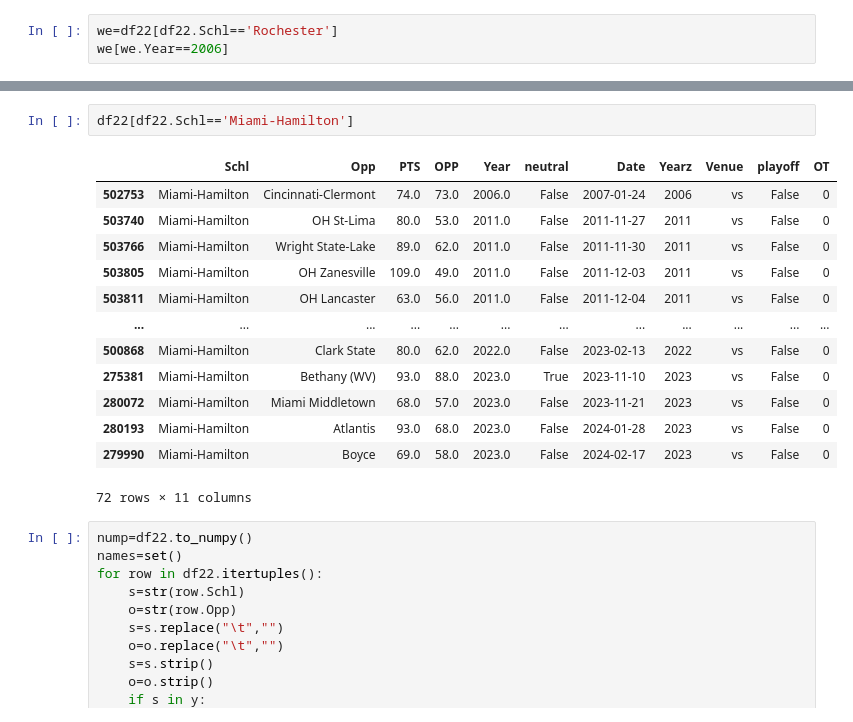
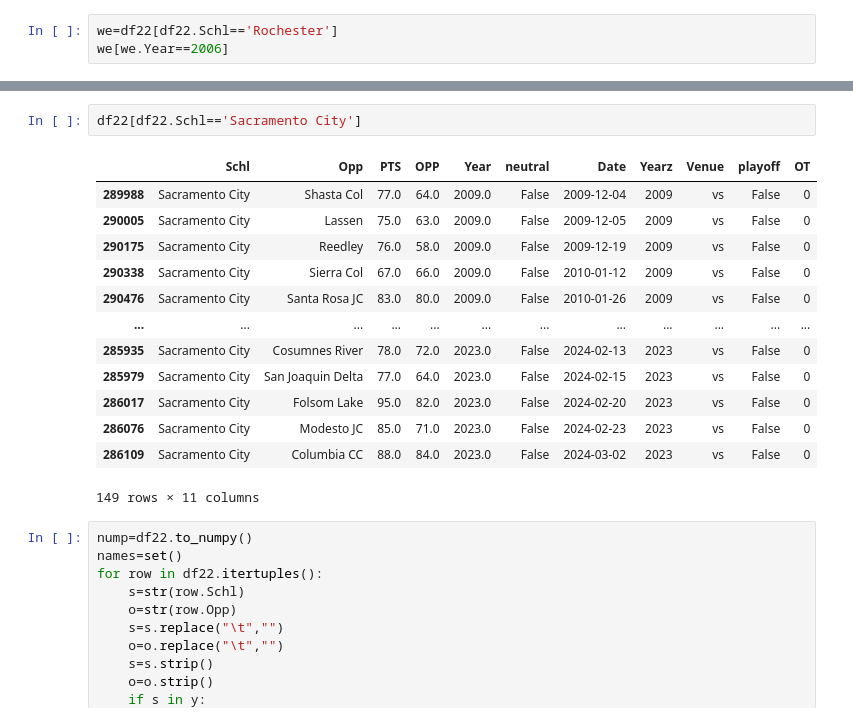
Before and after one commit to easella/ncaabelos, a Jupyter notebook: ncaab-for-free.ipynb, the cells around one changed output, grey strips where cells are left out. Drawn from its saved outputs; the diff is of its cells as text.

```diff
--- a/ncaab-for-free.ipynb
+++ b/ncaab-for-free.ipynb
@@ -1836,19 +1854,19 @@ print("--- %s seconds ---" % (time.time() - start_time))
 # %%
-df22[df22.Schl=='Miami-Hamilton']
+df22[df22.Schl=='Sacramento City']
 # %% [output]
 |  | Schl | Opp | PTS | OPP | Year | neutral | Date | Yearz | Venue | playoff | OT |
-| 502753 | Miami-Hamilton | Cincinnati-Clermont | 74.0 | 73.0 | 2006.0 | False | 2007-01-24 | 2006 | vs | False | 0 |
-| 503740 | Miami-Hamilton | OH St-Lima | 80.0 | 53.0 | 2011.0 | False | 2011-11-27 | 2011 | vs | False | 0 |
-| 503766 | Miami-Hamilton | Wright State-Lake | 89.0 | 62.0 | 2011.0 | False | 2011-11-30 | 2011 | vs | False | 0 |
-| 503805 | Miami-Hamilton | OH Zanesville | 109.0 | 49.0 | 2011.0 | False | 2011-12-03 | 2011 | vs | False | 0 |
-| 503811 | Miami-Hamilton | OH Lancaster | 63.0 | 56.0 | 2011.0 | False | 2011-12-04 | 2011 | vs | False | 0 |
+| 289988 | Sacramento City | Shasta Col | 77.0 | 64.0 | 2009.0 | False | 2009-12-04 | 2009 | vs | False | 0 |
+| 290005 | Sacramento City | Lassen | 75.0 | 63.0 | 2009.0 | False | 2009-12-05 | 2009 | vs | False | 0 |
+| 290175 | Sacramento City | Reedley | 76.0 | 58.0 | 2009.0 | False | 2009-12-19 | 2009 | vs | False | 0 |
+| 290338 | Sacramento City | Sierra Col | 67.0 | 66.0 | 2009.0 | False | 2010-01-12 | 2009 | vs | False | 0 |
+| 290476 | Sacramento City | Santa Rosa JC | 83.0 | 80.0 | 2009.0 | False | 2010-01-26 | 2009 | vs | False | 0 |
 | ... | ... | ... | ... | ... | ... | ... | ... | ... | ... | ... | ... |
-| 500868 | Miami-Hamilton | Clark State | 80.0 | 62.0 | 2022.0 | False | 2023-02-13 | 2022 | vs | False | 0 |
-| 275381 | Miami-Hamilton | Bethany (WV) | 93.0 | 88.0 | 2023.0 | True | 2023-11-10 | 2023 | vs | False | 0 |
-| 280072 | Miami-Hamilton | Miami Middletown | 68.0 | 57.0 | 2023.0 | False | 2023-11-21 | 2023 | vs | False | 0 |
-| 280193 | Miami-Hamilton | Atlantis | 93.0 | 68.0 | 2023.0 | False | 2024-01-28 | 2023 | vs | False | 0 |
-| 279990 | Miami-Hamilton | Boyce | 69.0 | 58.0 | 2023.0 | False | 2024-02-17 | 2023 | vs | False | 0 |
+| 285935 | Sacramento City | Cosumnes River | 78.0 | 72.0 | 2023.0 | False | 2024-02-13 | 2023 | vs | False | 0 |
+| 285979 | Sacramento City | San Joaquin Delta | 77.0 | 64.0 | 2023.0 | False | 2024-02-15 | 2023 | vs | False | 0 |
+| 286017 | Sacramento City | Folsom Lake | 95.0 | 82.0 | 2023.0 | False | 2024-02-20 | 2023 | vs | False | 0 |
+| 286076 | Sacramento City | Modesto JC | 85.0 | 71.0 | 2023.0 | False | 2024-02-23 | 2023 | vs | False | 0 |
+| 286109 | Sacramento City | Columbia CC | 88.0 | 84.0 | 2023.0 | False | 2024-03-02 | 2023 | vs | False | 0 |
-72 rows × 11 columns
+149 rows × 11 columns
 # %%
 nump=df22.to_numpy()
 names=set()
```
Also changed, not shown: parts of 1 cell of this notebook.
